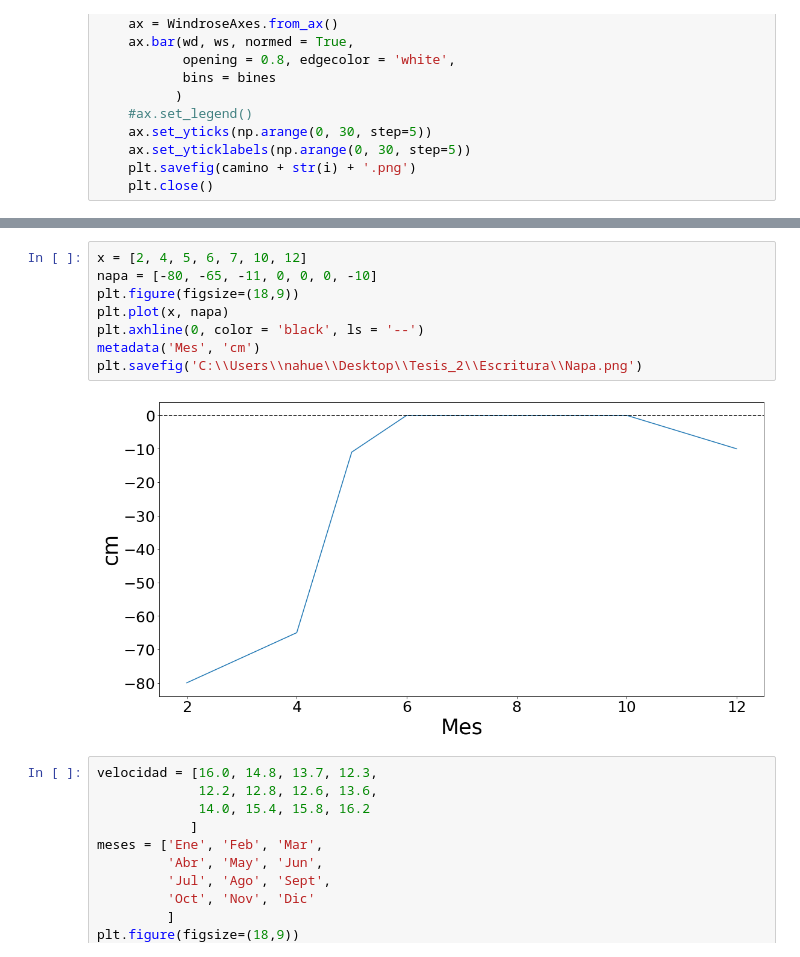
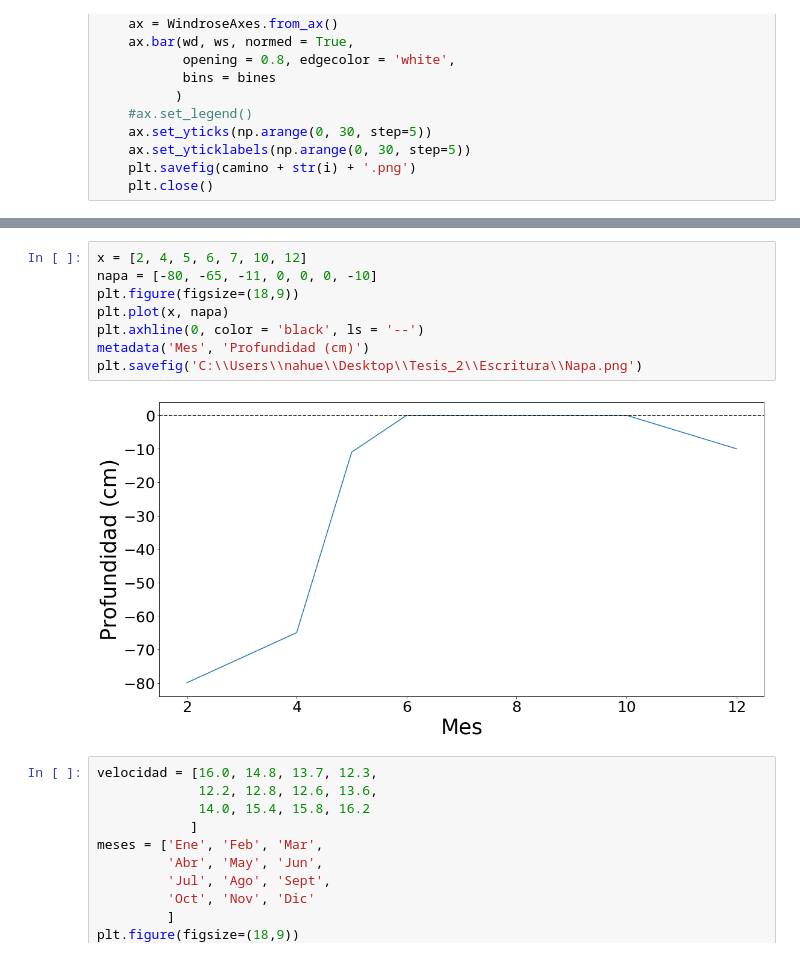
Before and after one commit to Nahu-11/Tesis, a Jupyter notebook: New scripts/Climatologia.ipynb, the cells around one changed output, grey strips where cells are left out. Cells and saved outputs as stored; diff of their text form.

```diff
--- a/New scripts/Climatologia.ipynb
+++ b/New scripts/Climatologia.ipynb
@@ -186,13 +280,13 @@ plt.savefig(camino + 'Viento.png')
 # %%
 x = [2, 4, 5, 6, 7, 10, 12]
 napa = [-80, -65, -11, 0, 0, 0, -10]
 plt.figure(figsize=(18,9))
 plt.plot(x, napa)
 plt.axhline(0, color = 'black', ls = '--')
-metadata('Mes', 'cm')
+metadata('Mes', 'Profundidad (cm)')
 plt.savefig('C:\\Users\\nahue\\Desktop\\Tesis_2\\Escritura\\Napa.png')
 # %% [output]
-[figure, old version]
+[figure, new version]
 # %%
 velocidad = [16.0, 14.8, 13.7, 12.3,
              12.2, 12.8, 12.6, 13.6,
```
Also changed, not shown: parts of 12 cells of this notebook.
